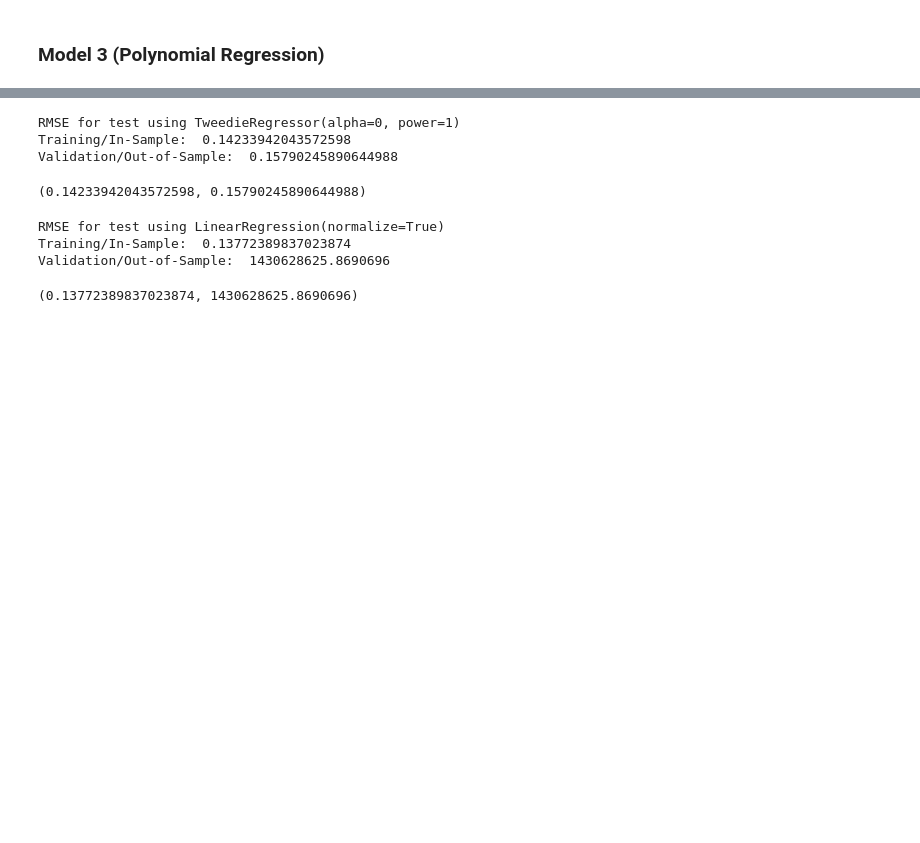
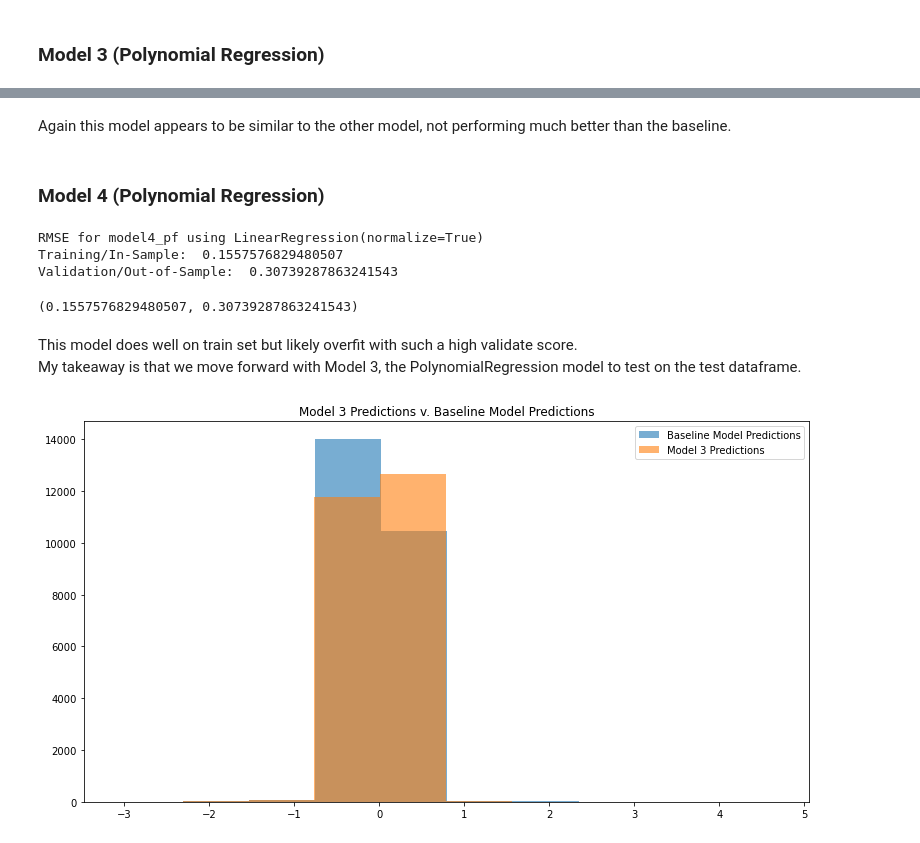
Before and after one commit to DesireeMcElroy/zillow-clustering-project, a Jupyter notebook: zillow.ipynb, the cells around one changed output, grey strips where cells are left out. Drawn from its saved outputs; the diff is of its cells as text; code cells hidden in the pictures; blank space fills up the shorter version.

```diff
--- a/zillow.ipynb
+++ b/zillow.ipynb
@@ -969,17 +952,15 @@ Model 2 is performing no better than the Model 1 using Linear Regression
 # make the polynomial features to get a new set of features
 pf = PolynomialFeatures(degree=2)
 
+lm2 = LinearRegression(normalize=True)
+
 # fit and transform X_train_scaled
-X_train = pf.fit_transform(X_train)
+X_train2 = pf.fit_transform(X_train)
 
 # transform X_validate_scaled & X_test_scaled
-X_validate = pf.transform(X_validate)
-# X_test = pf.transform(X_test)
+X_validate2 = pf.transform(X_validate)
 
-
-lm2 = LinearRegression(normalize=True)
-
-explore.rmse(lm2, X_train, X_validate, y_train, y_validate, 'log_error', 'model3_pf')
+explore.rmse(lm2, X_train2, X_validate2, y_train, y_validate, 'log_error', 'model3_pf')
 # %% [output]
 RMSE for model3_pf using LinearRegression(normalize=True)
 Training/In-Sample:  0.15670733451266303
@@ -1060,29 +969,45 @@ Validation/Out-of-Sample:  0.15790245890644988
-# %%
-lars = LassoLars(alpha=1.0)
-
-explore.rmse(glm, X_train, X_validate, train_scaled, validate_scaled, 'abs_logerr', 'test')
-# %% [output]
-RMSE for test using TweedieRegressor(alpha=0, power=1)
-Training/In-Sample:  0.14233942043572598
-Validation/Out-of-Sample:  0.15790245890644988
-(0.14233942043572598, 0.15790245890644988)
+# %% [markdown]
+Again this model appears to be similar to the other model, not performing much better than the baseline.
+# %% [markdown]
+### Model 4 (Polynomial Regression)
 # %%
 # make the polynomial features to get a new set of features
-pf = PolynomialFeatures(degree=2)
+pf = PolynomialFeatures(degree=3)
 
 # fit and transform X_train_scaled
-X_train = pf.fit_transform(X_train)
+X_train3 = pf.fit_transform(X_train)
 
 # transform X_validate_scaled & X_test_scaled
-X_validate = pf.transform(X_validate)
-# X_test = pf.transform(X_test)
+X_validate3 = pf.transform(X_validate)
 
 
 lm3 = LinearRegression(normalize=True)
 
-explore.rmse(lm3, X_train, X_validate, train_scaled, validate_scaled, 'abs_logerr', 'test')
+explore.rmse(lm3, X_train3, X_validate3, y_train, y_validate, 'log_error', 'model4_pf')
 # %% [output]
-RMSE for test using LinearRegression(normalize=True)
-Training/In-Sample:  0.13772389837023874
-Validation/Out-of-Sample:  1430628625.8690696
+RMSE for model4_pf using LinearRegression(normalize=True)
+Training/In-Sample:  0.1557576829480507
+Validation/Out-of-Sample:  0.30739287863241543
-(0.13772389837023874, 1430628625.8690696)
+(0.1557576829480507, 0.30739287863241543)
+# %% [markdown]
+This model does well on train set but likely overfit with such a high validate score.\
+My takeaway is that we move forward with Model 3, the PolynomialRegression model to test on the test dataframe.
+# %%
+# let's take a look at the graph of residuals for the baseline model
+
+# create a residual column
+X_train['residual'] = (y_train.model3_pf - y_train.log_error)
+
+# create a residual baseline column
+X_train['residual_mean_baseline'] = (y_train.log_error.mean() - y_train.log_error)
+
+fig, ax = plt.subplots(figsize=(13,7))
+
+ax.hist(X_train.residual_mean_baseline, label='Baseline Model Predictions', alpha=.6)
+ax.hist(X_train.residual, label='Model 3 Predictions', alpha=.6)
+ax.legend()
+
+plt.title('Model 3 Predictions v. Baseline Model Predictions')
+plt.show()
+# %% [output]
+[figure, added]
```
Also changed, not shown: parts of 38 cells of this notebook.
